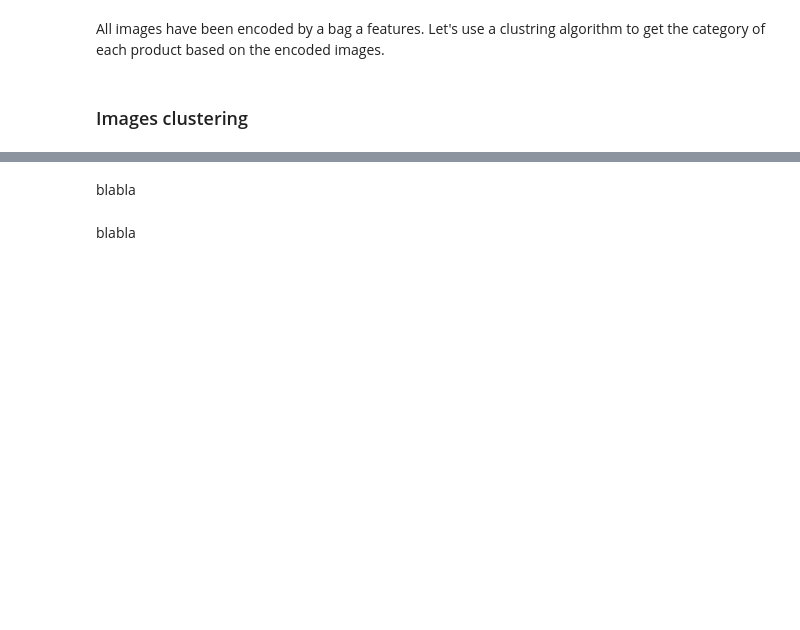
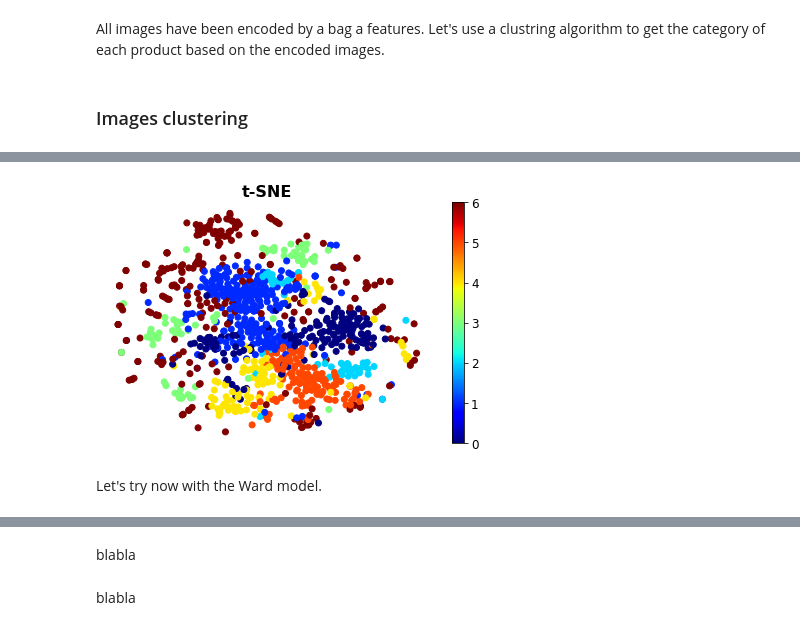
Before and after one commit to Pierre-Eloi/OC_DS_Project6, a Jupyter notebook: automatic_classification.ipynb, the cells around one changed output, grey strips where cells are left out. Drawn from its saved outputs; the diff is of its cells as text; code cells hidden in the pictures; blank space fills up the shorter version.

```diff
--- a/automatic_classification.ipynb
+++ b/automatic_classification.ipynb
@@ -1069,0 +1144,25 @@ X_bof = np.concatenate([dic_bof[key] for key in keys])
+# %%
+def bof_pipeline(file_list, gray=True, model=0, n_clusters=500):
+    """Pipeline to get bag of features from image.
+    -----------
+    Parameters:
+    file_list: list
+        list of image file to be opened
+    gray: bool, default False
+        If True, use grayscale image
+    model: {0 or 'SIFT', 1 or 'ORB'}, default 0
+        The model to be used
+    n_clusters: int, default 500
+        The number of visual words to form
+    -----------
+    Return : an array with all bag of feaures
+    """
+    dic_desc = img_desc(file_list, gray, model)
+    dic_vw = get_vwords(dic_desc, n_clusters)
+    dic_bof = get_vwords_hist(dic_vw, n_clusters)
+    return np.concatenate([dic_bof[img] for img in file_list])
+# %%
+file_list = ["data/Flipkart/Images/" + data.image[idx]
+             for idx in data.index]
+
+X_bof = bof_pipeline(file_list)
@@ -1073,0 +1179,8 @@ All images have been encoded by a bag a features. Let's use a clustring algorith
+# %%
+# Train the K-Means
+kmeans_bof = KMeans(n_clusters=7, random_state=42)
+labels_km_bof = kmeans_bof.fit(X_bof).labels_
+# Assign each cluster with a category
+dic_km_bof = assign_cluster(labels_km_bof)
+# Get the confusion matrix
+confusion_matrix_tuned(dic_km_bof, labels_km_bof)
@@ -1073,0 +1199,16 @@ All images have been encoded by a bag a features. Let's use a clustring algorith
+# %%
+# Train the t-SNE
+tsne = TSNE(n_components=2, random_state=42, perplexity=50)
+X_tsne = tsne.fit_transform(X_bof)
+
+# Plot results
+plt.scatter(X_tsne[:, 0], X_tsne[:, 1], c=labels_km_bof, cmap="jet")
+plt.axis('off')
+plt.colorbar()
+plt.title("t-SNE")
+save_fig("t-SNE_plot")
+plt.show()
+# %% [output]
+[figure, added]
+# %% [markdown]
+Let's try now with the Ward model.
```
Also changed, not shown: parts of 55 cells of this notebook.
